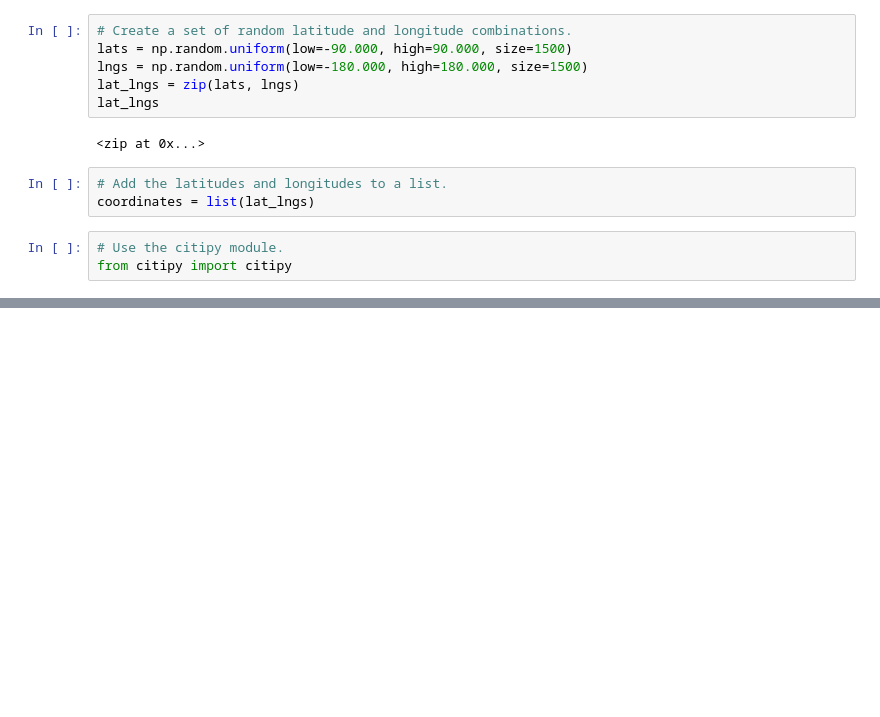
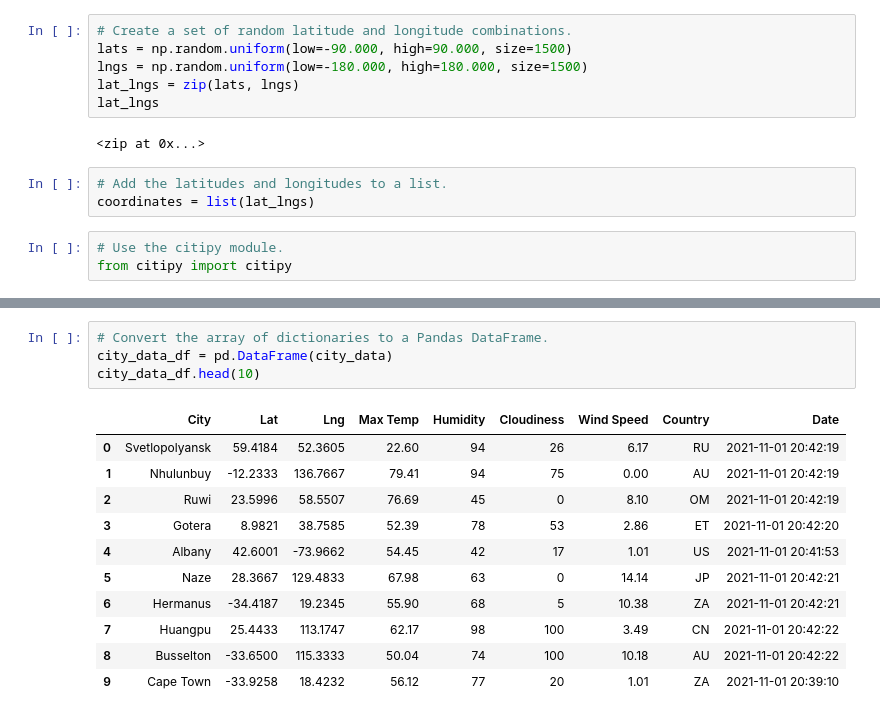
Before and after one commit to RyleeJensen/World_Weather_Analysis, a Jupyter notebook: WeatherPy.ipynb, the cells around one changed output, grey strips where cells are left out. Drawn from its saved outputs; the diff is of its cells as text; blank space fills up the shorter version.

```diff
--- a/WeatherPy.ipynb
+++ b/WeatherPy.ipynb
@@ -33,0 +130,16 @@ len(cities)
+# %%
+# Convert the array of dictionaries to a Pandas DataFrame.
+city_data_df = pd.DataFrame(city_data)
+city_data_df.head(10)
+# %% [output]
+|  | City | Lat | Lng | Max Temp | Humidity | Cloudiness | Wind Speed | Country | Date |
+| 0 | Svetlopolyansk | 59.4184 | 52.3605 | 22.60 | 94 | 26 | 6.17 | RU | 2021-11-01 20:42:19 |
+| 1 | Nhulunbuy | -12.2333 | 136.7667 | 79.41 | 94 | 75 | 0.00 | AU | 2021-11-01 20:42:19 |
+| 2 | Ruwi | 23.5996 | 58.5507 | 76.69 | 45 | 0 | 8.10 | OM | 2021-11-01 20:42:19 |
+| 3 | Gotera | 8.9821 | 38.7585 | 52.39 | 78 | 53 | 2.86 | ET | 2021-11-01 20:42:20 |
+| 4 | Albany | 42.6001 | -73.9662 | 54.45 | 42 | 17 | 1.01 | US | 2021-11-01 20:41:53 |
+| 5 | Naze | 28.3667 | 129.4833 | 67.98 | 63 | 0 | 14.14 | JP | 2021-11-01 20:42:21 |
+| 6 | Hermanus | -34.4187 | 19.2345 | 55.90 | 68 | 5 | 10.38 | ZA | 2021-11-01 20:42:21 |
+| 7 | Huangpu | 25.4433 | 113.1747 | 62.17 | 98 | 100 | 3.49 | CN | 2021-11-01 20:42:22 |
+| 8 | Busselton | -33.6500 | 115.3333 | 50.04 | 74 | 100 | 10.18 | AU | 2021-11-01 20:42:22 |
+| 9 | Cape Town | -33.9258 | 18.4232 | 56.12 | 77 | 20 | 1.01 | ZA | 2021-11-01 20:39:10 |
```
Also changed, not shown: parts of 7 cells of this notebook, 2 other files.
